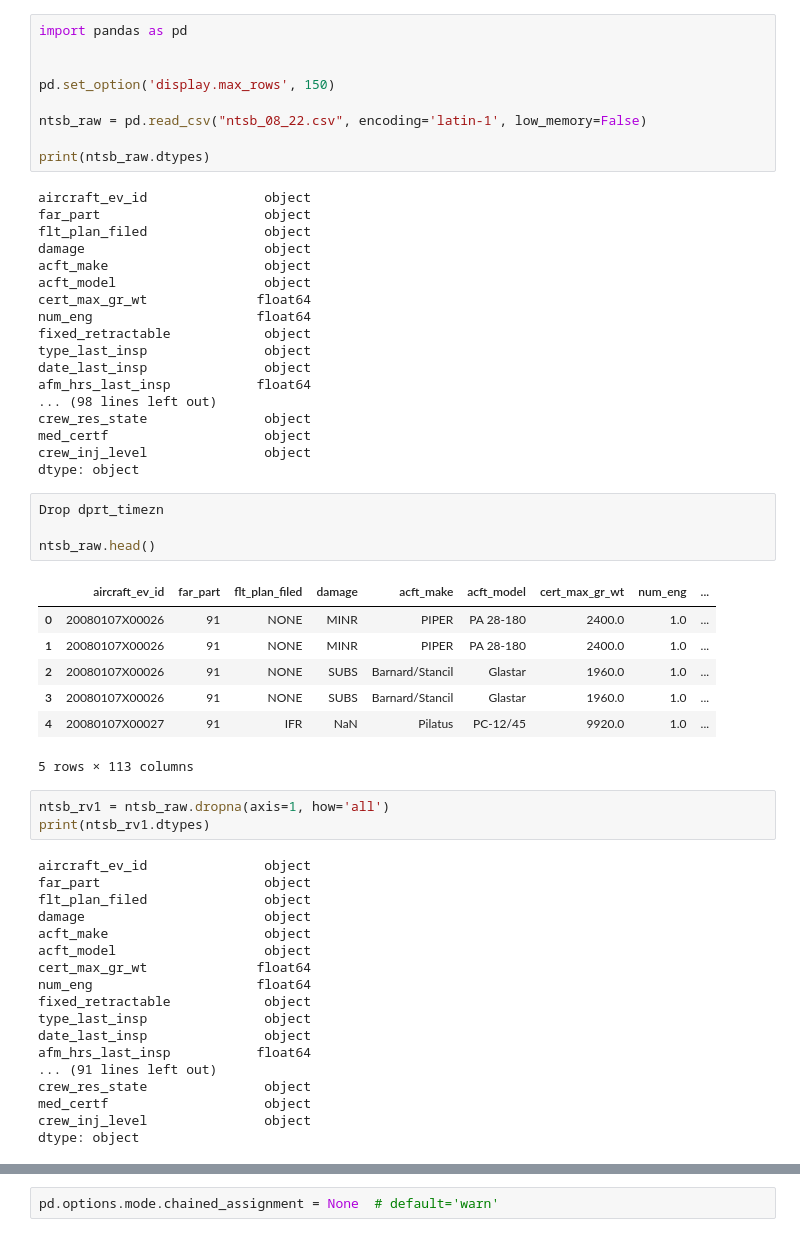
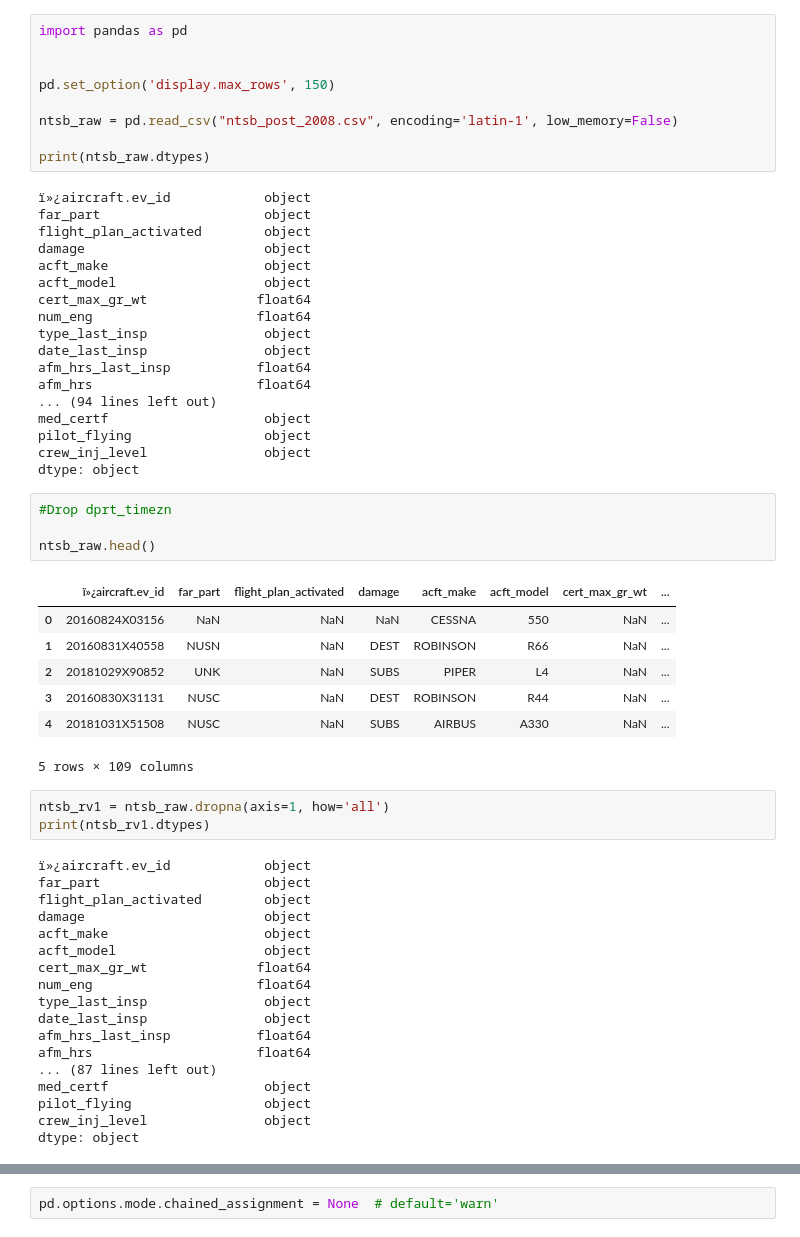
Before and after one commit to kd365/faafall22, a Jupyter notebook: cleaning.ipynb, the cells around one changed output, grey strips where cells are left out. Cells and saved outputs as stored; diff of their text form.

```diff
--- a/cleaning.ipynb
+++ b/cleaning.ipynb
@@ -4,58 +14,58 @@ import pandas as pd
 
 pd.set_option('display.max_rows', 150)
 
-ntsb_raw = pd.read_csv("ntsb_08_22.csv", encoding='latin-1', low_memory=False)
+ntsb_raw = pd.read_csv("ntsb_post_2008.csv", encoding='latin-1', low_memory=False)
 
 print(ntsb_raw.dtypes)
 # %% [output]
-aircraft_ev_id               object
+ï»¿aircraft.ev_id            object
 far_part                     object
-flt_plan_filed               object
+flight_plan_activated        object
 damage                       object
 acft_make                    object
 acft_model                   object
 cert_max_gr_wt              float64
 num_eng                     float64
-fixed_retractable            object
 type_last_insp               object
 date_last_insp               object
 afm_hrs_last_insp           float64
-... (98 lines left out)
-crew_res_state               object
+afm_hrs                     float64
+... (94 lines left out)
 med_certf                    object
+pilot_flying                 object
 crew_inj_level               object
 dtype: object
 # %%
-Drop dprt_timezn
+#Drop dprt_timezn
 
 ntsb_raw.head()
 # %% [output]
-|  | aircraft_ev_id | far_part | flt_plan_filed | damage | acft_make | acft_model | cert_max_gr_wt | num_eng | ... |
-| 0 | 20080107X00026 | 91 | NONE | MINR | PIPER | PA 28-180 | 2400.0 | 1.0 | ... |
-| 1 | 20080107X00026 | 91 | NONE | MINR | PIPER | PA 28-180 | 2400.0 | 1.0 | ... |
-| 2 | 20080107X00026 | 91 | NONE | SUBS | Barnard/Stancil | Glastar | 1960.0 | 1.0 | ... |
-| 3 | 20080107X00026 | 91 | NONE | SUBS | Barnard/Stancil | Glastar | 1960.0 | 1.0 | ... |
-| 4 | 20080107X00027 | 91 | IFR | NaN | Pilatus | PC-12/45 | 9920.0 | 1.0 | ... |
+|  | ï»¿aircraft.ev_id | far_part | flight_plan_activated | damage | acft_make | acft_model | cert_max_gr_wt | ... |
+| 0 | 20160824X03156 | NaN | NaN | NaN | CESSNA | 550 | NaN | ... |
+| 1 | 20160831X40558 | NUSN | NaN | DEST | ROBINSON | R66 | NaN | ... |
+| 2 | 20181029X90852 | UNK | NaN | SUBS | PIPER | L4 | NaN | ... |
+| 3 | 20160830X31131 | NUSC | NaN | DEST | ROBINSON | R44 | NaN | ... |
+| 4 | 20181031X51508 | NUSC | NaN | SUBS | AIRBUS | A330 | NaN | ... |
-5 rows × 113 columns
+5 rows × 109 columns
 # %%
 ntsb_rv1 = ntsb_raw.dropna(axis=1, how='all')
 print(ntsb_rv1.dtypes)
 # %% [output]
-aircraft_ev_id               object
+ï»¿aircraft.ev_id            object
 far_part                     object
-flt_plan_filed               object
+flight_plan_activated        object
 damage                       object
 acft_make                    object
 acft_model                   object
 cert_max_gr_wt              float64
 num_eng                     float64
-fixed_retractable            object
 type_last_insp               object
 date_last_insp               object
 afm_hrs_last_insp           float64
-... (91 lines left out)
-crew_res_state               object
+afm_hrs                     float64
+... (87 lines left out)
 med_certf                    object
+pilot_flying                 object
 crew_inj_level               object
 dtype: object
 # %%
```
Also changed, not shown: parts of 8 cells of this notebook.
